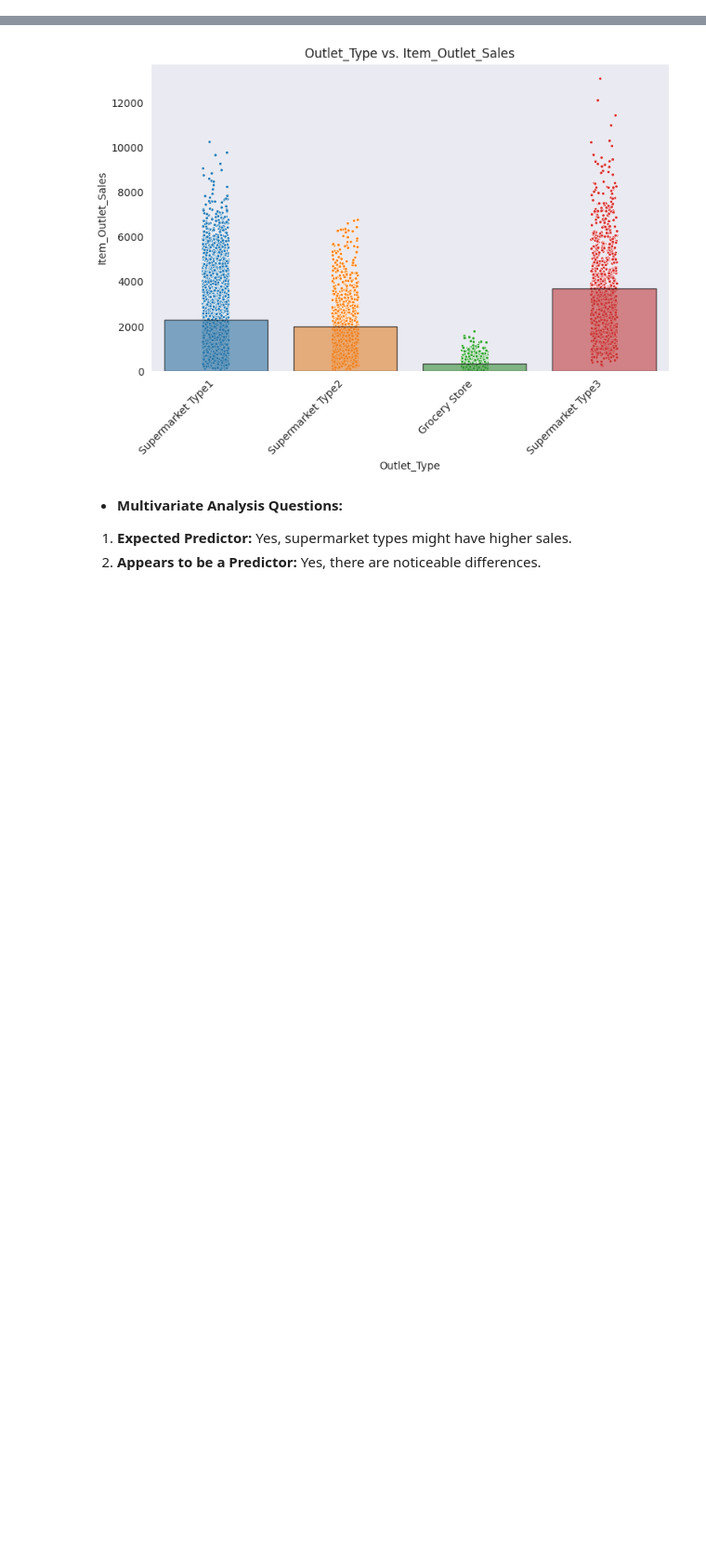
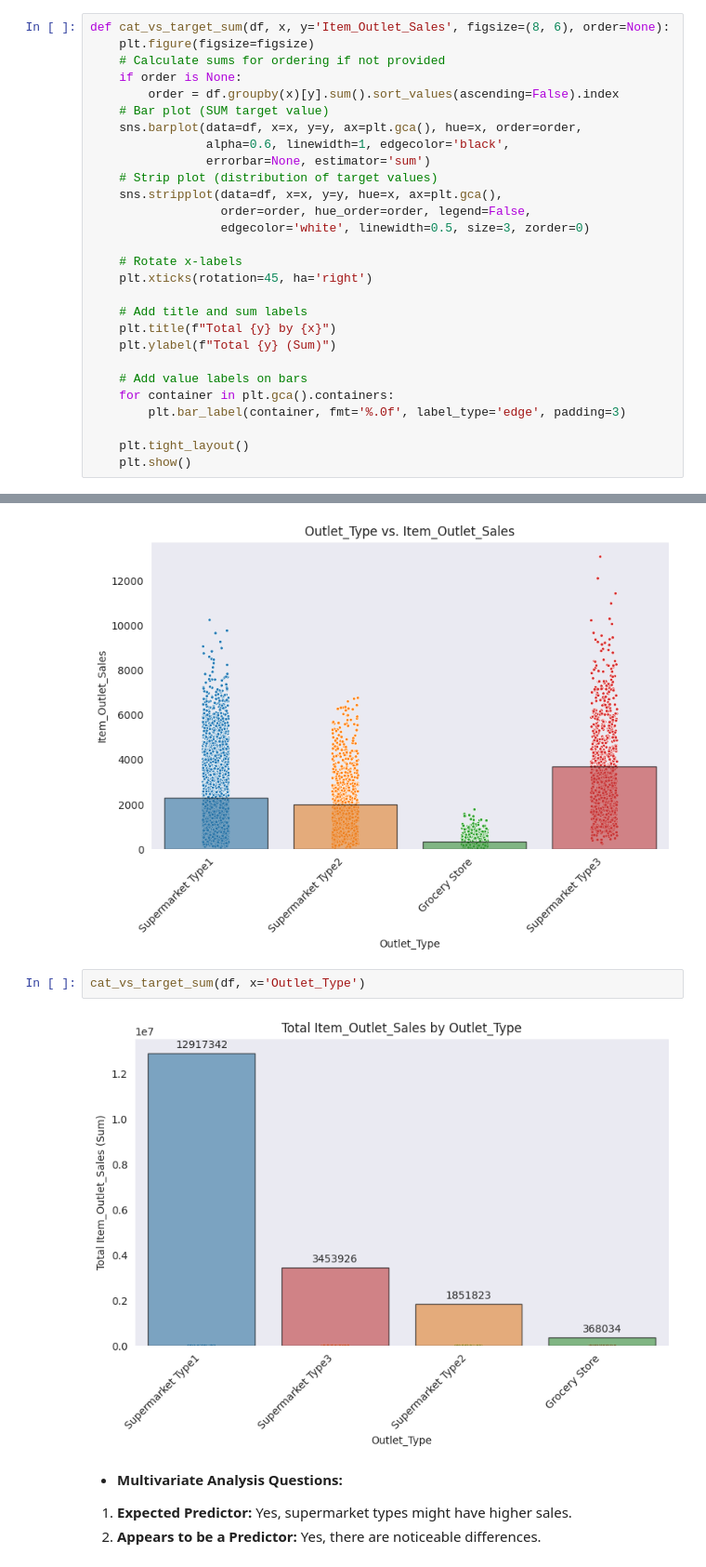
Before and after one commit to baraa-hakawati/Prediction-of-Product-Sales, a Jupyter notebook: Retail_Sales_Prediction.ipynb, the cells around one changed output, grey strips where cells are left out. Shown at 93% size. Saved outputs shown, nothing was run; the diff lists cells and outputs as text; blank space fills up the shorter version.

```diff
--- a/Retail_Sales_Prediction.ipynb
+++ b/Retail_Sales_Prediction.ipynb
@@ -306,6 +306,34 @@ def cat_feature(df, feature, color='red', figsize=(8, 4)):
     plt.ylabel('Count')
     plt.xticks(rotation=45)
     plt.show()
+# %%
+def cat_vs_target_sum(df, x, y='Item_Outlet_Sales', figsize=(8, 6), order=None):
+    plt.figure(figsize=figsize)
+    # Calculate sums for ordering if not provided
+    if order is None:
+        order = df.groupby(x)[y].sum().sort_values(ascending=False).index
+    # Bar plot (SUM target value)
+    sns.barplot(data=df, x=x, y=y, ax=plt.gca(), hue=x, order=order,
+                alpha=0.6, linewidth=1, edgecolor='black',
+                errorbar=None, estimator='sum')
+    # Strip plot (distribution of target values)
+    sns.stripplot(data=df, x=x, y=y, hue=x, ax=plt.gca(),
+                  order=order, hue_order=order, legend=False,
+                  edgecolor='white', linewidth=0.5, size=3, zorder=0)
+
+    # Rotate x-labels
+    plt.xticks(rotation=45, ha='right')
+
+    # Add title and sum labels
+    plt.title(f"Total {y} by {x}")
+    plt.ylabel(f"Total {y} (Sum)")
+
+    # Add value labels on bars
+    for container in plt.gca().containers:
+        plt.bar_label(container, fmt='%.0f', label_type='edge', padding=3)
+
+    plt.tight_layout()
+    plt.show()
 # %%
 # Function for categorical features vs the target creation
 def cat_vs_target(df, x, y='Item_Outlet_Sales', figsize=(8, 6), order=None):
@@ -614,6 +642,10 @@ cat_feature(df, 'Outlet_Type')
 cat_vs_target(df, x='Outlet_Type')
 # %% [output]
 [figure]
+# %%
+cat_vs_target_sum(df, x='Outlet_Type')
+# %% [output]
+[figure, added]
 # %% [markdown]
 - **Multivariate Analysis Questions:**
 1. **Expected Predictor:** Yes, supermarket types might have higher sales.
```
